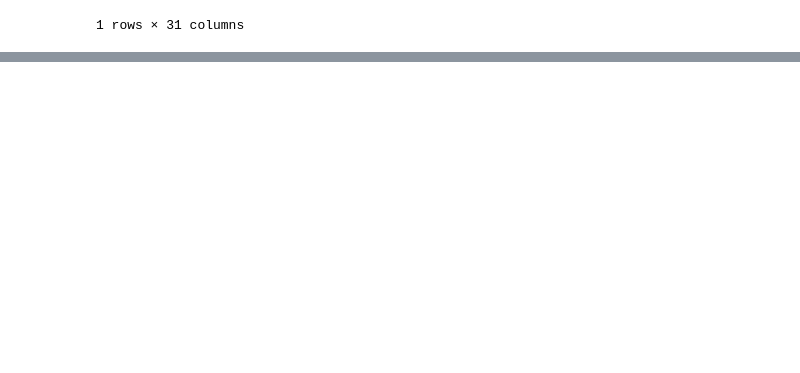
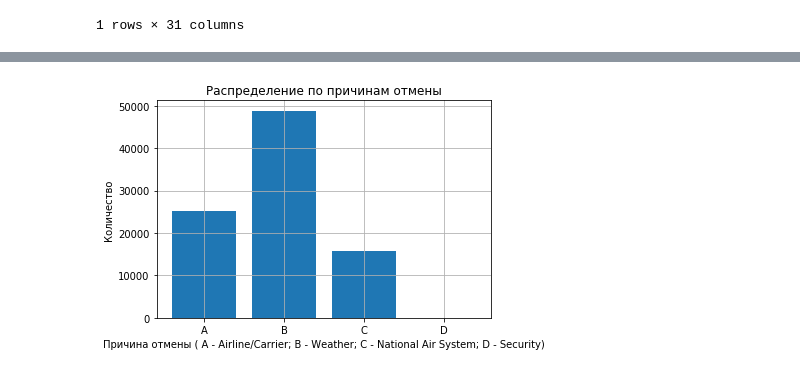
Before and after one commit to pyltsin/ipynb, a Jupyter notebook: otus/5 (визуализация данных)/exercises/part2.ipynb, the cells around one changed output, grey strips where cells are left out. Drawn from its saved outputs; the diff is of its cells as text; code cells hidden in the pictures; blank space fills up the shorter version.

```diff
--- a/otus/5 (визуализация данных)/exercises/part2.ipynb
+++ b/otus/5 (визуализация данных)/exercises/part2.ipynb
@@ -121,0 +237,4 @@ memory usage: 1.3+ GB
+# %%
+df_cancel = df[df['CANCELLED']==1]
+# %%
+df_cancel_count = df_cancel.groupby('CANCELLATION_REASON').count()
@@ -121,0 +251,8 @@ memory usage: 1.3+ GB
+# %%
+plt.bar(x = df_cancel_count.index , height= df_cancel_count['CANCELLED'])
+plt.xlabel('Причина отмены ( A - Airline/Carrier; B - Weather; C - National Air System; D - Security)')
+plt.ylabel('Количество')
+plt.title('Распределение по причинам отмены')
+plt.grid()
+# %% [output]
+[figure, added]
```
Also changed, not shown: parts of 58 cells of this notebook, 1 other file.
